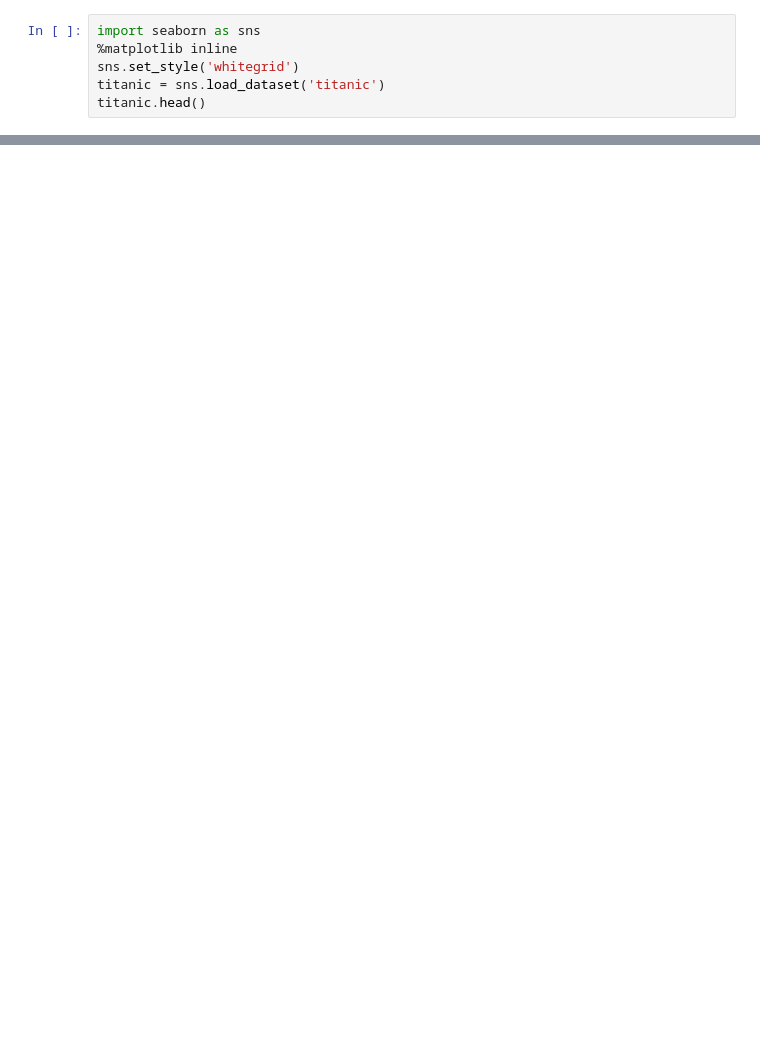
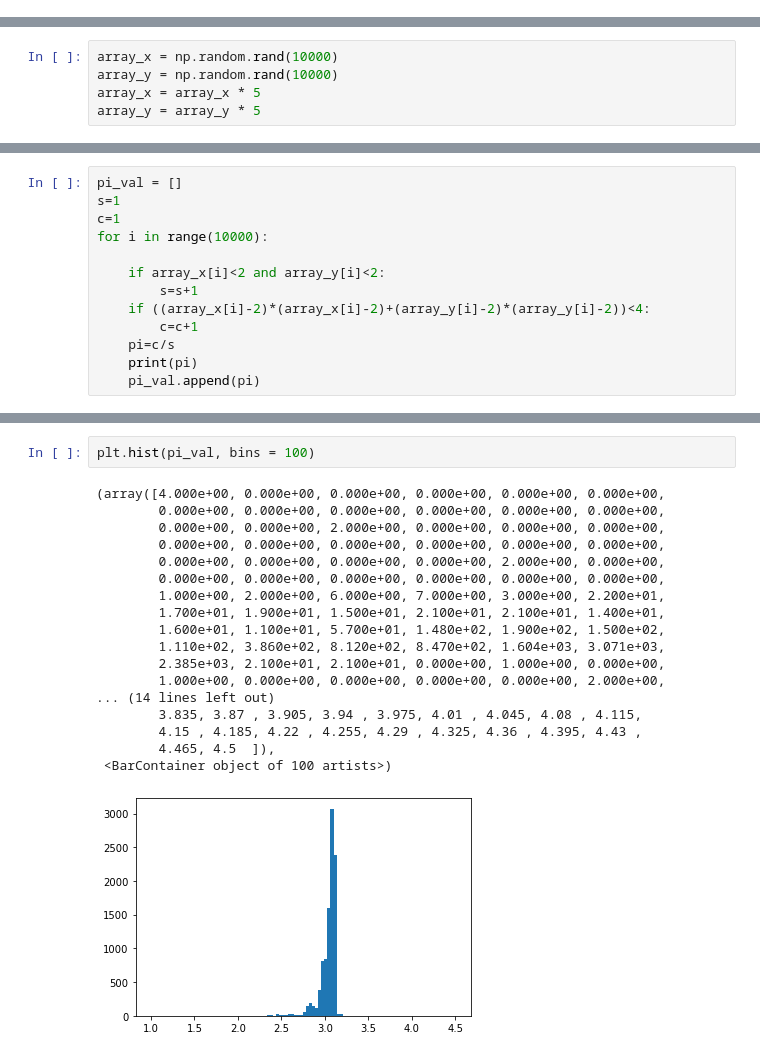
Before and after one commit to adityapiyush26/flaskapp, a Jupyter notebook: Untitled.ipynb, the cells around one changed output, grey strips where cells are left out. Cells and saved outputs as stored; diff of their text form; blank space fills up the shorter version.

```diff
--- a/Untitled.ipynb
+++ b/Untitled.ipynb
@@ -1,6 +0,0 @@
-# %%
-import seaborn as sns
-%matplotlib inline
-sns.set_style('whitegrid')
-titanic = sns.load_dataset('titanic')
-titanic.head()
@@ -18,0 +16,5 @@ sns.distplot(titanic['fare'])
+# %%
+array_x = np.random.rand(10000)
+array_y = np.random.rand(10000)
+array_x = array_x * 5
+array_y = array_y * 5
@@ -18,0 +31,13 @@ sns.distplot(titanic['fare'])
+# %%
+pi_val = []
+s=1
+c=1
+for i in range(10000):
+
+    if array_x[i]<2 and array_y[i]<2:
+        s=s+1
+    if ((array_x[i]-2)*(array_x[i]-2)+(array_y[i]-2)*(array_y[i]-2))<4:
+        c=c+1
+    pi=c/s
+    print(pi)
+    pi_val.append(pi)
@@ -18,0 +62,21 @@ sns.distplot(titanic['fare'])
+# %%
+plt.hist(pi_val, bins = 100)
+# %% [output]
+(array([4.000e+00, 0.000e+00, 0.000e+00, 0.000e+00, 0.000e+00, 0.000e+00,
+        0.000e+00, 0.000e+00, 0.000e+00, 0.000e+00, 0.000e+00, 0.000e+00,
+        0.000e+00, 0.000e+00, 2.000e+00, 0.000e+00, 0.000e+00, 0.000e+00,
+        0.000e+00, 0.000e+00, 0.000e+00, 0.000e+00, 0.000e+00, 0.000e+00,
+        0.000e+00, 0.000e+00, 0.000e+00, 0.000e+00, 2.000e+00, 0.000e+00,
+        0.000e+00, 0.000e+00, 0.000e+00, 0.000e+00, 0.000e+00, 0.000e+00,
+        1.000e+00, 2.000e+00, 6.000e+00, 7.000e+00, 3.000e+00, 2.200e+01,
+        1.700e+01, 1.900e+01, 1.500e+01, 2.100e+01, 2.100e+01, 1.400e+01,
+        1.600e+01, 1.100e+01, 5.700e+01, 1.480e+02, 1.900e+02, 1.500e+02,
+        1.110e+02, 3.860e+02, 8.120e+02, 8.470e+02, 1.604e+03, 3.071e+03,
+        2.385e+03, 2.100e+01, 2.100e+01, 0.000e+00, 1.000e+00, 0.000e+00,
+        1.000e+00, 0.000e+00, 0.000e+00, 0.000e+00, 0.000e+00, 2.000e+00,
+... (14 lines left out)
+        3.835, 3.87 , 3.905, 3.94 , 3.975, 4.01 , 4.045, 4.08 , 4.115,
+        4.15 , 4.185, 4.22 , 4.255, 4.29 , 4.325, 4.36 , 4.395, 4.43 ,
+        4.465, 4.5  ]),
+ <BarContainer object of 100 artists>)
+[figure, added]
```
Also changed, not shown: parts of 10 cells of this notebook.
